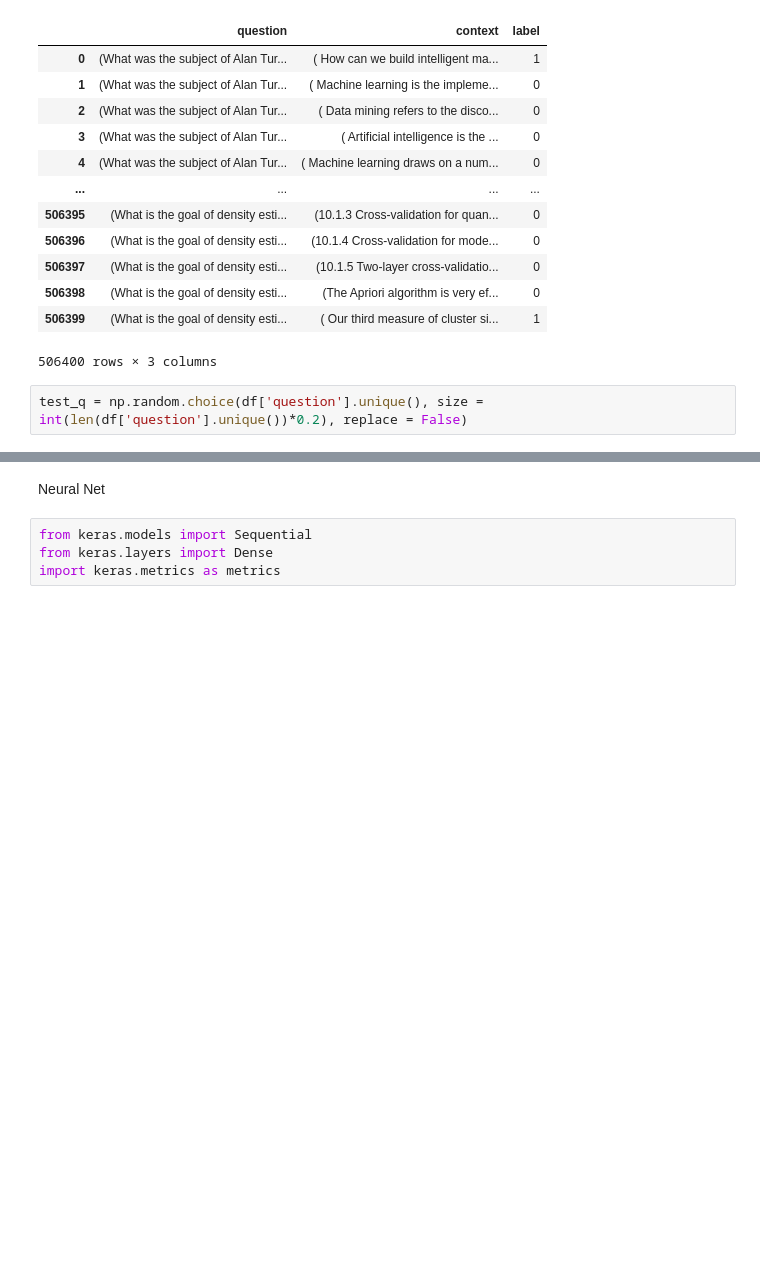
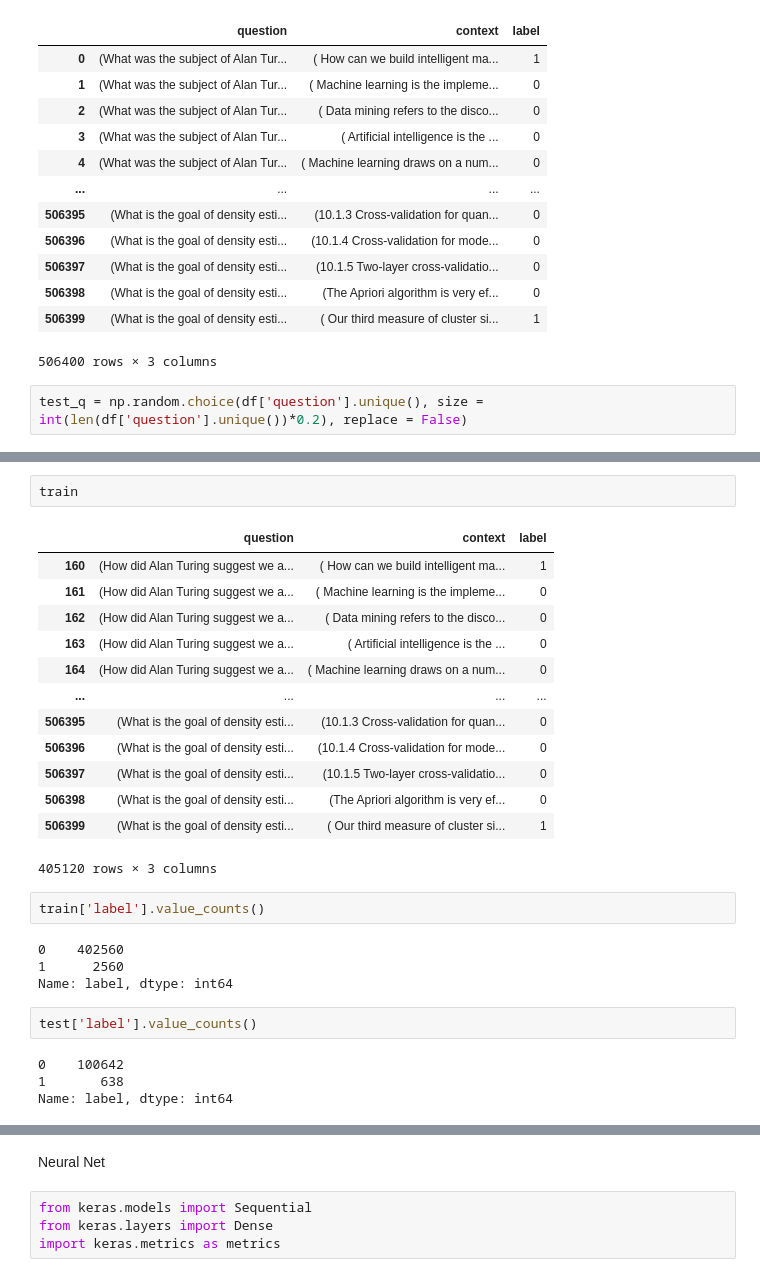
Before and after one commit to osquera/ChatGPT_Tutor_Project, a Jupyter notebook: Similarity network.ipynb, the cells around one changed output, grey strips where cells are left out. Saved outputs shown, nothing was run; the diff lists cells and outputs as text; blank space fills up the shorter version.

```diff
--- a/Similarity network.ipynb
+++ b/Similarity network.ipynb
@@ -84,0 +80,28 @@ train = df[~df['question'].isin(test_q)]
+# %%
+train
+# %% [output]
+|  | question | context | label |
+| 160 | (How did Alan Turing suggest we a... | ( How can we build intelligent ma... | 1 |
+| 161 | (How did Alan Turing suggest we a... | ( Machine learning is the impleme... | 0 |
+| 162 | (How did Alan Turing suggest we a... | ( Data mining refers to the disco... | 0 |
+| 163 | (How did Alan Turing suggest we a... | ( Artificial intelligence is the ... | 0 |
+| 164 | (How did Alan Turing suggest we a... | ( Machine learning draws on a num... | 0 |
+| ... | ... | ... | ... |
+| 506395 | (What is the goal of density esti... | (10.1.3 Cross-validation for quan... | 0 |
+| 506396 | (What is the goal of density esti... | (10.1.4 Cross-validation for mode... | 0 |
+| 506397 | (What is the goal of density esti... | (10.1.5 Two-layer cross-validatio... | 0 |
+| 506398 | (What is the goal of density esti... | (The Apriori algorithm is very ef... | 0 |
+| 506399 | (What is the goal of density esti... | ( Our third measure of cluster si... | 1 |
+405120 rows × 3 columns
+# %%
+train['label'].value_counts()
+# %% [output]
+0    402560
+1      2560
+Name: label, dtype: int64
+# %%
+test['label'].value_counts()
+# %% [output]
+0    100642
+1       638
+Name: label, dtype: int64
```
Also changed, not shown: parts of 20 cells of this notebook.
